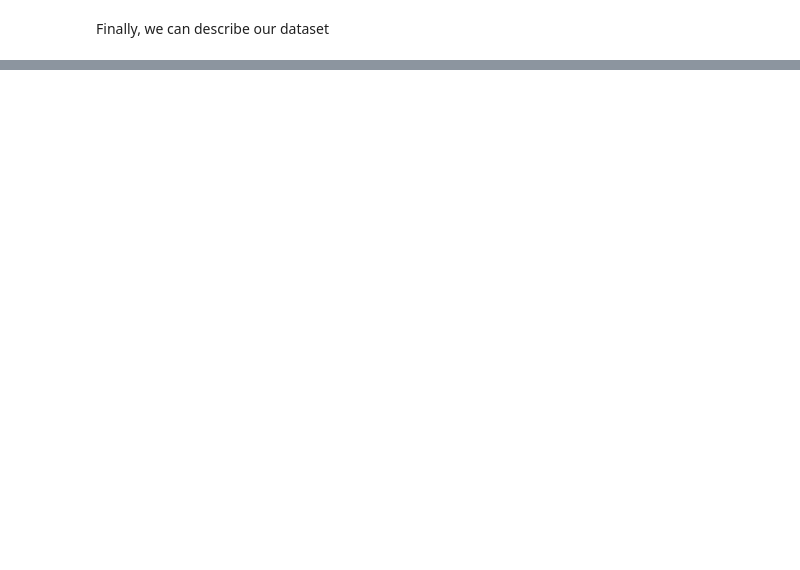
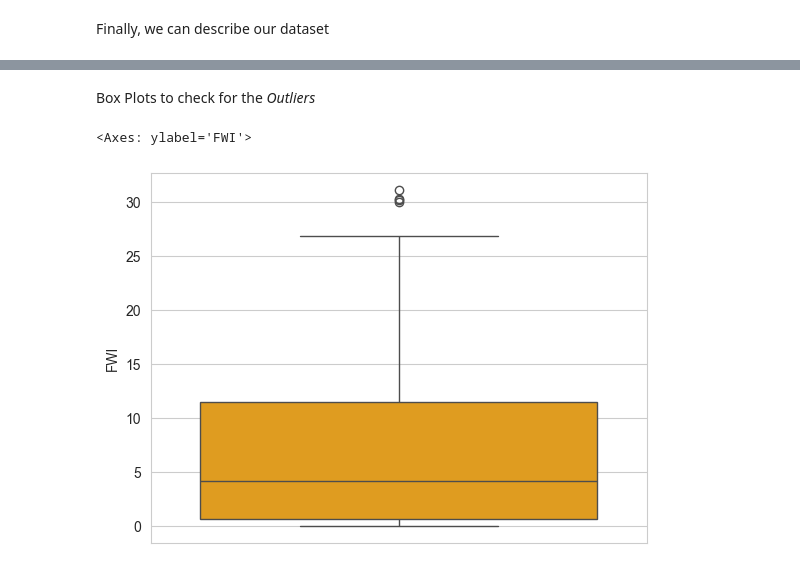
Before and after one commit to SaxenaLakshya/Data-Science-Machine-Learning-Deep-Learning-and-NLP, a Jupyter notebook: Ridge, Lasso and ElasticNet Regression/Ridge and Lasso Regression.ipynb, the cells around one changed output, grey strips where cells are left out. Drawn from its saved outputs; the diff is of its cells as text; code cells hidden in the pictures; blank space fills up the shorter version.

```diff
--- a/Ridge, Lasso and ElasticNet Regression/Ridge and Lasso Regression.ipynb
+++ b/Ridge, Lasso and ElasticNet Regression/Ridge and Lasso Regression.ipynb
@@ -192,0 +200,3 @@ df.describe()
+# %%
+df_copy = df.drop(['day', 'month', 'year'], axis=1)
+df_copy.head()
@@ -192,0 +212,3 @@ df.describe()
+# %%
+df_copy['Classes'] = np.where(df_copy['Classes'].str.contains('not fire'), 0, 1)
+df_copy['Classes'].value_counts()
@@ -192,0 +259,7 @@ df.describe()
+# %% [markdown]
+Box Plots to check for the *Outliers*
+# %%
+sns.boxplot(df_copy['FWI'], color='orange')
+# %% [output]
+<Axes: ylabel='FWI'>
+[figure, added]
```
Also changed, not shown: parts of 22 cells of this notebook, 1 other file.
